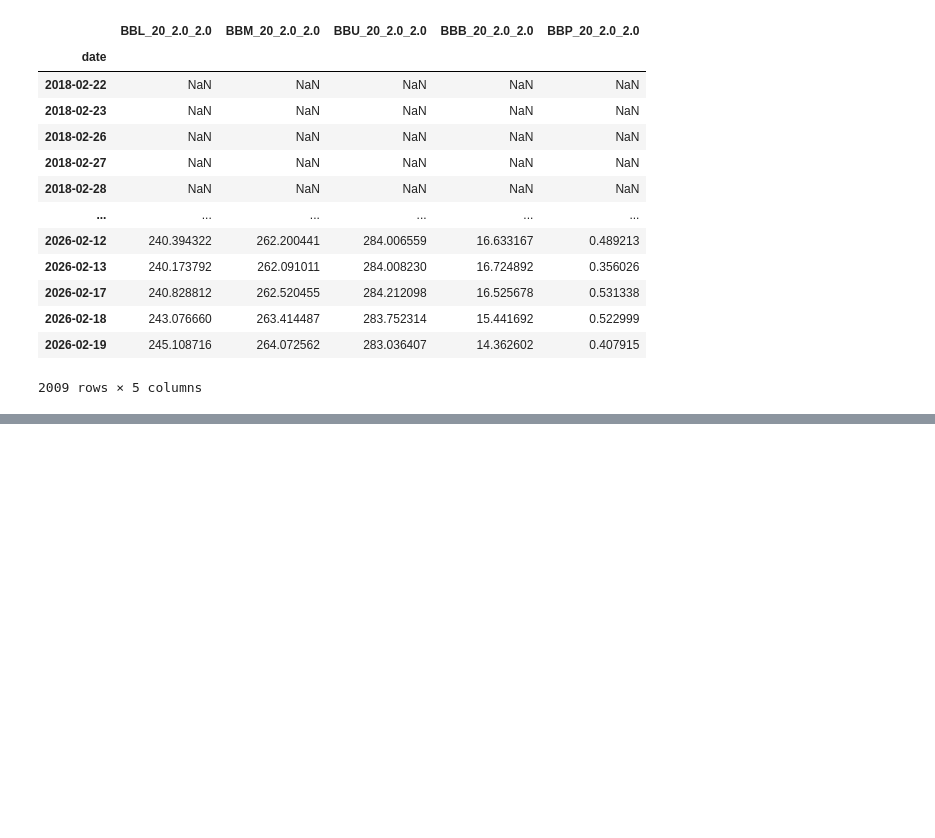
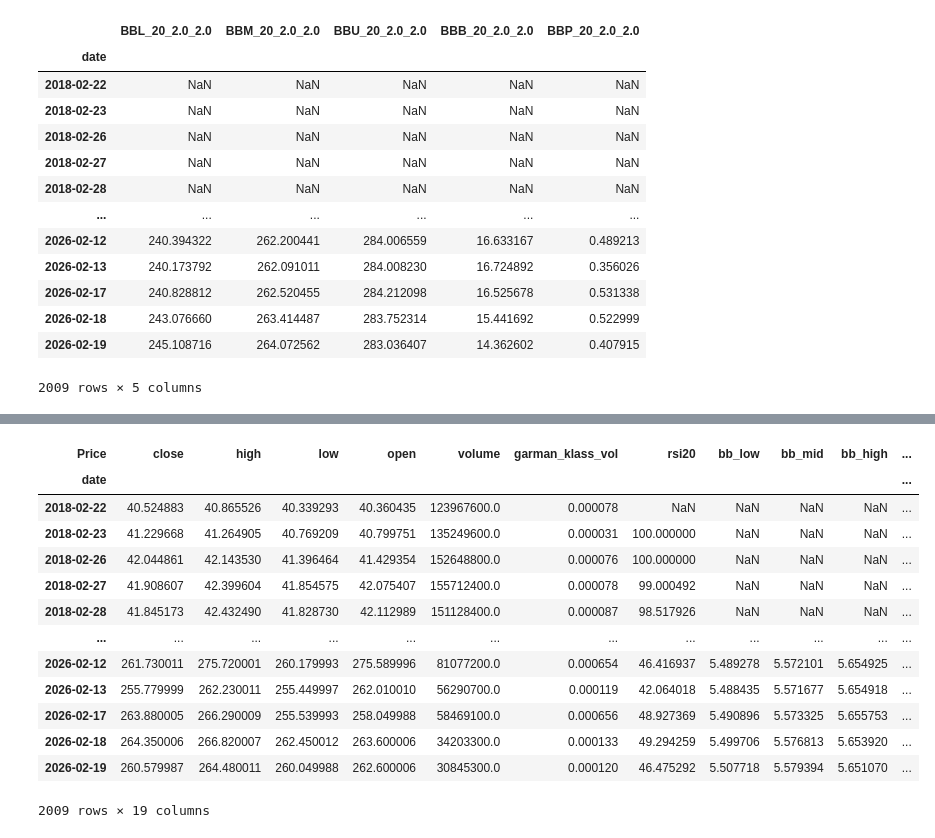
Before and after one commit to Siuuuuuu0/ML-DL, a Jupyter notebook: Sp500.ipynb, the cells around one changed output, grey strips where cells are left out. Drawn from its saved outputs; the diff is of its cells as text; code cells hidden in the pictures; blank space fills up the shorter version.

```diff
--- a/Sp500.ipynb
+++ b/Sp500.ipynb
@@ -178,0 +203,28 @@ df["dollar_volume"] = (df["close"]*df["volume"])/1e6
+# %%
+g = df.xs("AAPL", level=1)
+lags = [1, 2, 3, 6, 9, 12]
+outlier_cutoff = 0.005
+for lag in lags:
+  g[f"return_{lag}m"] = (g["close"]
+                         .pct_change(lag)
+                         .pipe(lambda x: x.clip(lower=x.quantile(outlier_cutoff),
+                                                upper=x.quantile(1-outlier_cutoff)))
+                         .add(1)
+                         .pow(1/lag)
+                         .sub(1))
+g
+# %% [output]
+| Price | close | high | low | open | volume | garman_klass_vol | rsi20 | bb_low | bb_mid | bb_high | ... |
+| date |  |  |  |  |  |  |  |  |  |  | ... |
+| 2018-02-22 | 40.524883 | 40.865526 | 40.339293 | 40.360435 | 123967600.0 | 0.000078 | NaN | NaN | NaN | NaN | ... |
+| 2018-02-23 | 41.229668 | 41.264905 | 40.769209 | 40.799751 | 135249600.0 | 0.000031 | 100.000000 | NaN | NaN | NaN | ... |
+| 2018-02-26 | 42.044861 | 42.143530 | 41.396464 | 41.429354 | 152648800.0 | 0.000076 | 100.000000 | NaN | NaN | NaN | ... |
+| 2018-02-27 | 41.908607 | 42.399604 | 41.854575 | 42.075407 | 155712400.0 | 0.000078 | 99.000492 | NaN | NaN | NaN | ... |
+| 2018-02-28 | 41.845173 | 42.432490 | 41.828730 | 42.112989 | 151128400.0 | 0.000087 | 98.517926 | NaN | NaN | NaN | ... |
+| ... | ... | ... | ... | ... | ... | ... | ... | ... | ... | ... | ... |
+| 2026-02-12 | 261.730011 | 275.720001 | 260.179993 | 275.589996 | 81077200.0 | 0.000654 | 46.416937 | 5.489278 | 5.572101 | 5.654925 | ... |
+| 2026-02-13 | 255.779999 | 262.230011 | 255.449997 | 262.010010 | 56290700.0 | 0.000119 | 42.064018 | 5.488435 | 5.571677 | 5.654918 | ... |
+| 2026-02-17 | 263.880005 | 266.290009 | 255.539993 | 258.049988 | 58469100.0 | 0.000656 | 48.927369 | 5.490896 | 5.573325 | 5.655753 | ... |
+| 2026-02-18 | 264.350006 | 266.820007 | 262.450012 | 263.600006 | 34203300.0 | 0.000133 | 49.294259 | 5.499706 | 5.576813 | 5.653920 | ... |
+| 2026-02-19 | 260.579987 | 264.480011 | 260.049988 | 262.600006 | 30845300.0 | 0.000120 | 46.475292 | 5.507718 | 5.579394 | 5.651070 | ... |
+2009 rows × 19 columns
```
Also changed, not shown: parts of 17 cells of this notebook.
